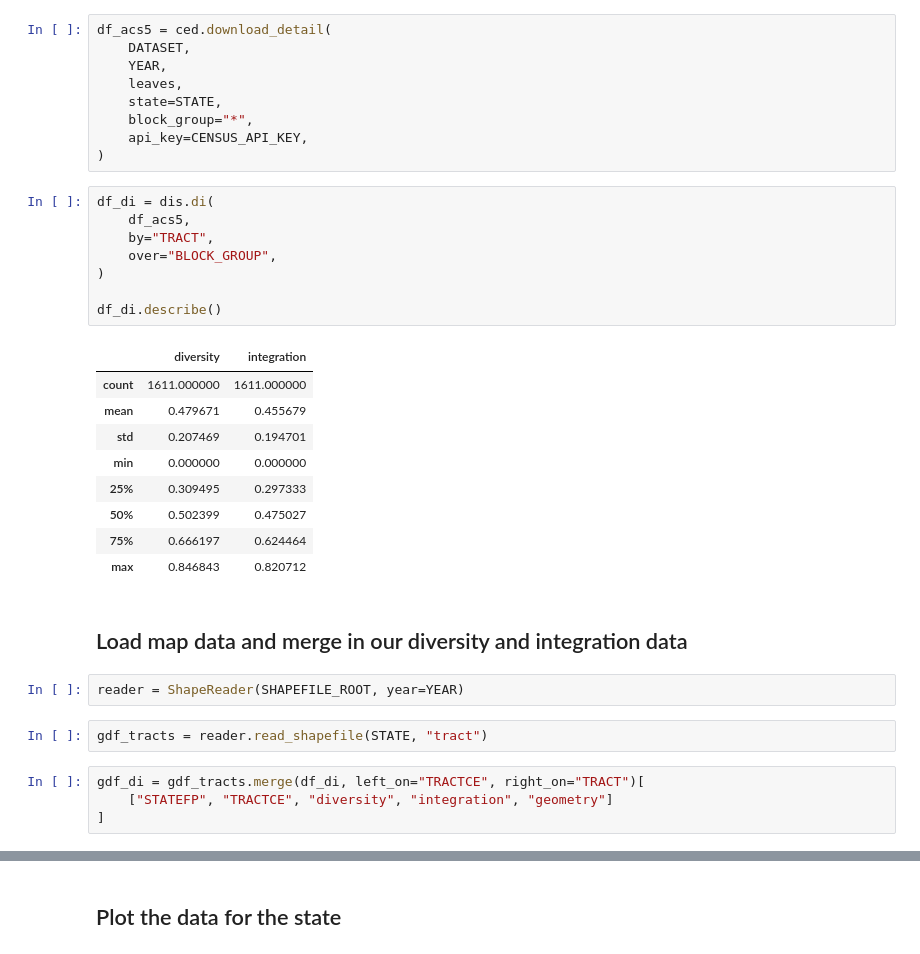
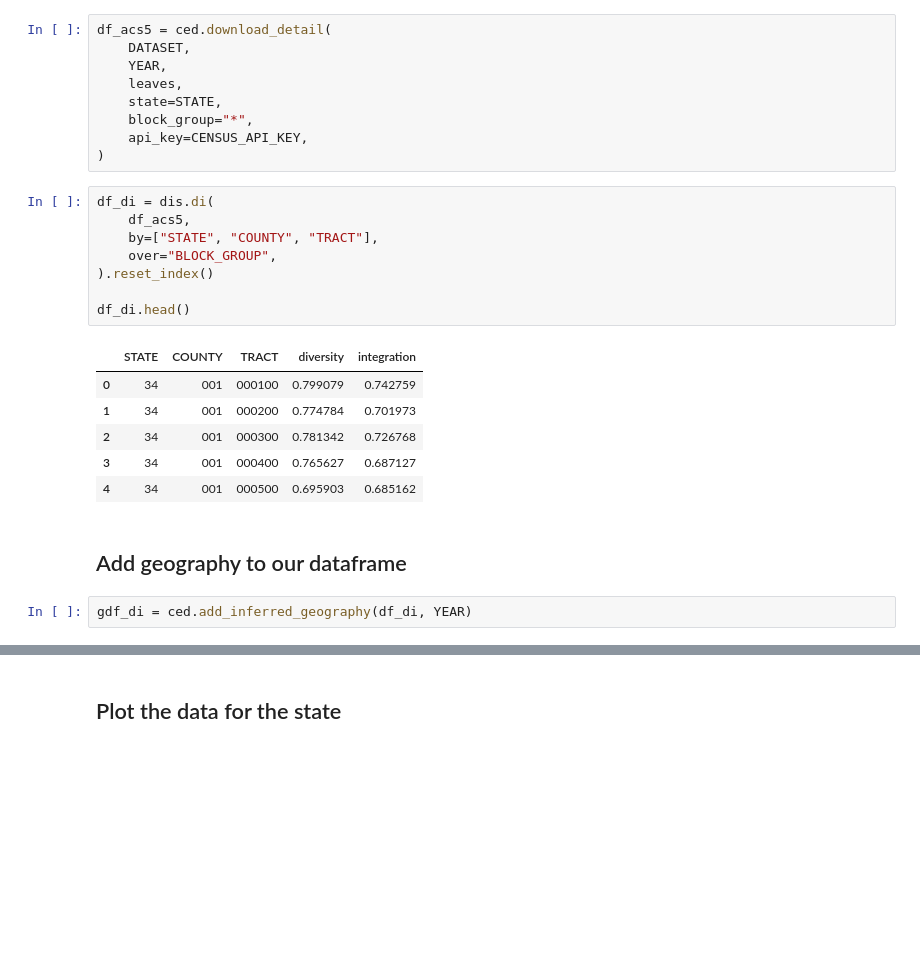
Before and after one commit to censusdis/censusdis, a Jupyter notebook: notebooks/ACS Demo.ipynb, the cells around one changed output, grey strips where cells are left out. Drawn from its saved outputs; the diff is of its cells as text; blank space fills up the shorter version.

```diff
--- a/notebooks/ACS Demo.ipynb
+++ b/notebooks/ACS Demo.ipynb
@@ -67,28 +67,19 @@ df_acs5 = ced.download_detail(
 # %%
 df_di = dis.di(
     df_acs5,
-    by="TRACT",
+    by=["STATE", "COUNTY", "TRACT"],
     over="BLOCK_GROUP",
-)
+).reset_index()
 
-df_di.describe()
+df_di.head()
 # %% [output]
-|  | diversity | integration |
-| count | 1611.000000 | 1611.000000 |
-| mean | 0.479671 | 0.455679 |
-| std | 0.207469 | 0.194701 |
-| min | 0.000000 | 0.000000 |
-| 25% | 0.309495 | 0.297333 |
-| 50% | 0.502399 | 0.475027 |
-| 75% | 0.666197 | 0.624464 |
-| max | 0.846843 | 0.820712 |
+|  | STATE | COUNTY | TRACT | diversity | integration |
+| 0 | 34 | 001 | 000100 | 0.799079 | 0.742759 |
+| 1 | 34 | 001 | 000200 | 0.774784 | 0.701973 |
+| 2 | 34 | 001 | 000300 | 0.781342 | 0.726768 |
+| 3 | 34 | 001 | 000400 | 0.765627 | 0.687127 |
+| 4 | 34 | 001 | 000500 | 0.695903 | 0.685162 |
 # %% [markdown]
-## Load map data and merge in our diversity and integration data
+## Add geography to our dataframe
-# %%
-reader = ShapeReader(SHAPEFILE_ROOT, year=YEAR)
-# %%
-gdf_tracts = reader.read_shapefile(STATE, "tract")
 # %%
-gdf_di = gdf_tracts.merge(df_di, left_on="TRACTCE", right_on="TRACT")[
-    ["STATEFP", "TRACTCE", "diversity", "integration", "geometry"]
-]
+gdf_di = ced.add_inferred_geography(df_di, YEAR)
```
Also changed, not shown: parts of 4 cells of this notebook, 3 other files.
